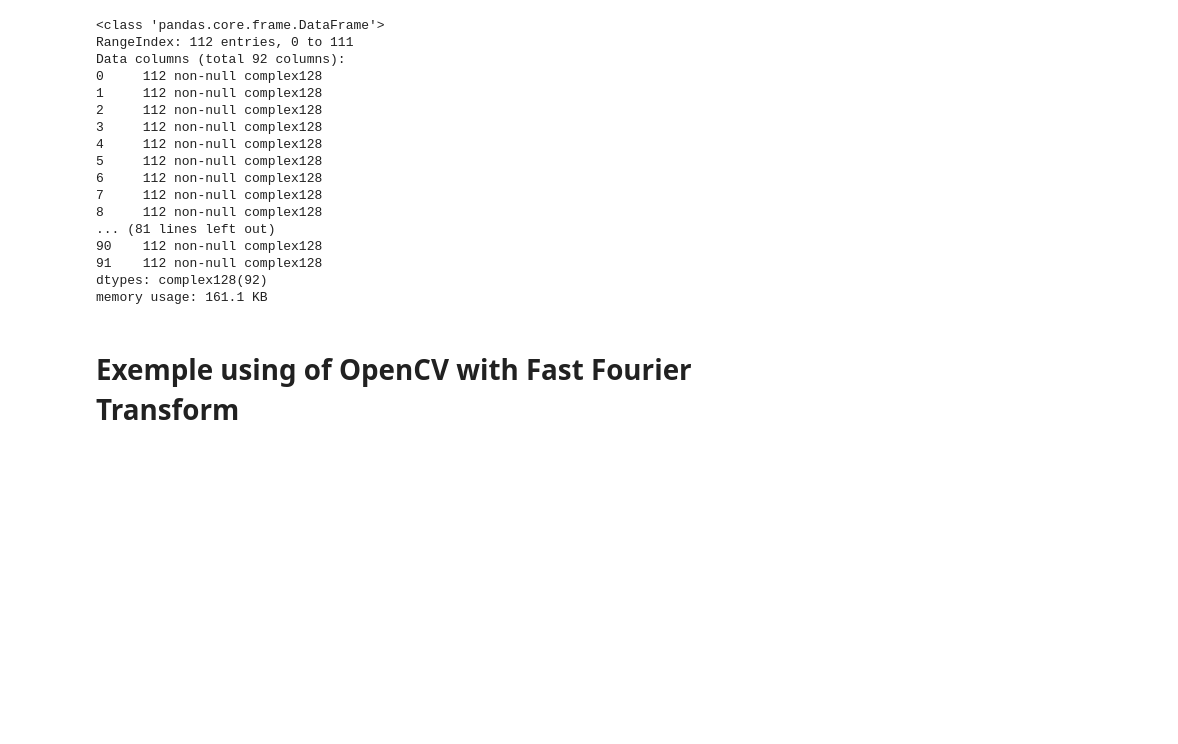
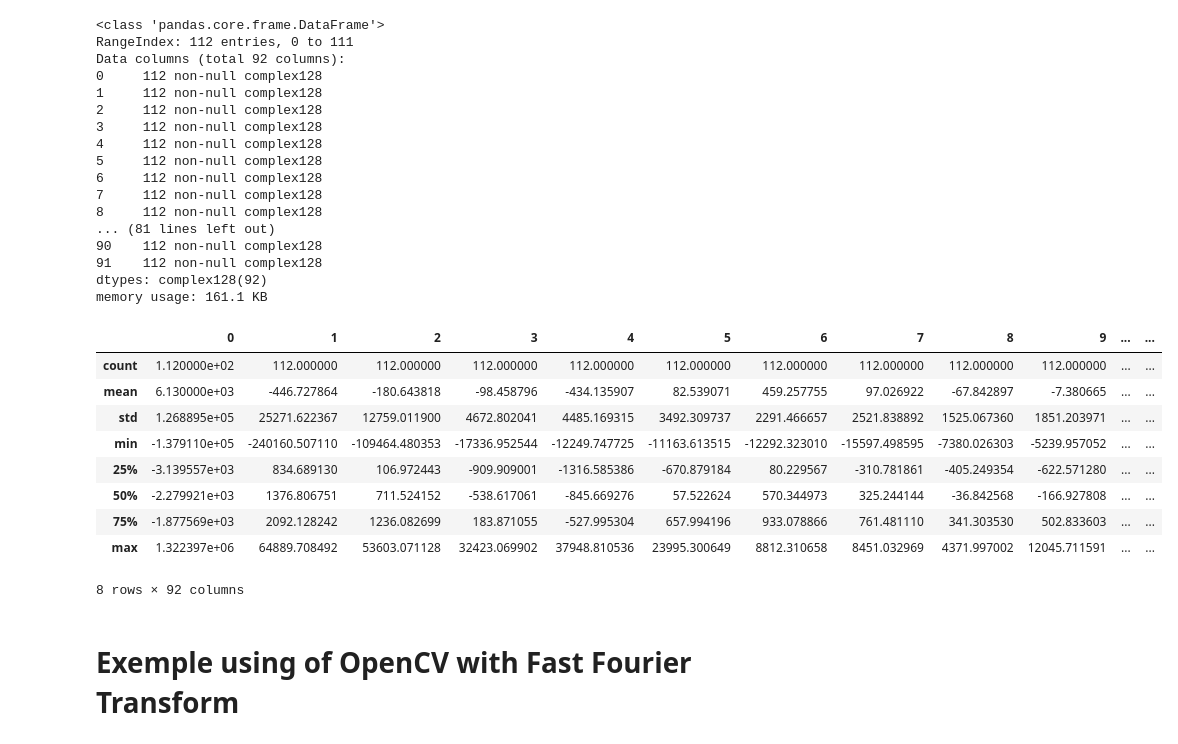
Before and after one commit to Jaquedonin/SignalFinalProject, a Jupyter notebook: Primeiros Passos.ipynb, the cells around one changed output. Cells and saved outputs as stored; diff of their text form; code cells hidden in the pictures; blank space fills up the shorter version.

```diff
--- a/Primeiros Passos.ipynb
+++ b/Primeiros Passos.ipynb
@@ -152,6 +151,19 @@ Data columns (total 92 columns):
 91    112 non-null complex128
 dtypes: complex128(92)
 memory usage: 161.1 KB
+# %%
+pd.DataFrame(fourier_image.real).describe()
+# %% [output]
+|  | 0 | 1 | 2 | 3 | 4 | 5 | 6 | 7 | 8 | 9 | ... | ... |
+| count | 1.120000e+02 | 112.000000 | 112.000000 | 112.000000 | 112.000000 | 112.000000 | 112.000000 | 112.000000 | 112.000000 | 112.000000 | ... | ... |
+| mean | 6.130000e+03 | -446.727864 | -180.643818 | -98.458796 | -434.135907 | 82.539071 | 459.257755 | 97.026922 | -67.842897 | -7.380665 | ... | ... |
+| std | 1.268895e+05 | 25271.622367 | 12759.011900 | 4672.802041 | 4485.169315 | 3492.309737 | 2291.466657 | 2521.838892 | 1525.067360 | 1851.203971 | ... | ... |
+| min | -1.379110e+05 | -240160.507110 | -109464.480353 | -17336.952544 | -12249.747725 | -11163.613515 | -12292.323010 | -15597.498595 | -7380.026303 | -5239.957052 | ... | ... |
+| 25% | -3.139557e+03 | 834.689130 | 106.972443 | -909.909001 | -1316.585386 | -670.879184 | 80.229567 | -310.781861 | -405.249354 | -622.571280 | ... | ... |
+| 50% | -2.279921e+03 | 1376.806751 | 711.524152 | -538.617061 | -845.669276 | 57.522624 | 570.344973 | 325.244144 | -36.842568 | -166.927808 | ... | ... |
+| 75% | -1.877569e+03 | 2092.128242 | 1236.082699 | 183.871055 | -527.995304 | 657.994196 | 933.078866 | 761.481110 | 341.303530 | 502.833603 | ... | ... |
+| max | 1.322397e+06 | 64889.708492 | 53603.071128 | 32423.069902 | 37948.810536 | 23995.300649 | 8812.310658 | 8451.032969 | 4371.997002 | 12045.711591 | ... | ... |
+8 rows × 92 columns
 # %% [markdown]
 # Exemple using of OpenCV with Fast Fourier Transform
 # %%
```
Also changed, not shown: parts of 20 cells of this notebook.
